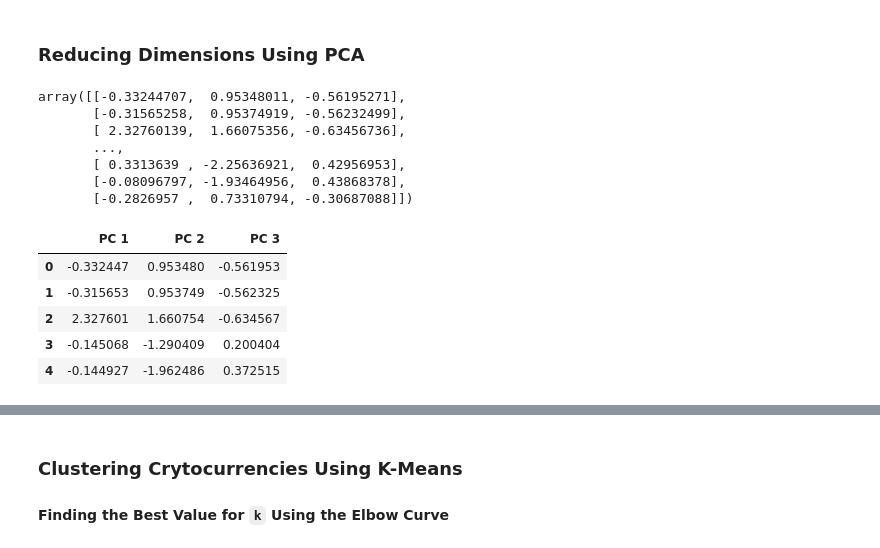
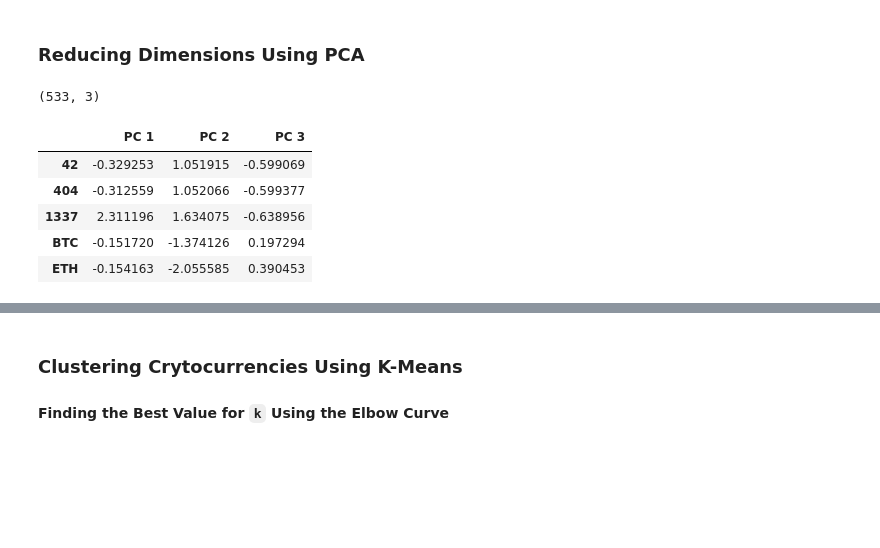
Before and after one commit to lendllampa/AWS_ClusterCrypto, a Jupyter notebook: Starter_Files/crypto_clustering.ipynb, the cells around one changed output, grey strips where cells are left out. Drawn from its saved outputs; the diff is of its cells as text; code cells hidden in the pictures; blank space fills up the shorter version.

```diff
--- a/Starter_Files/crypto_clustering.ipynb
+++ b/Starter_Files/crypto_clustering.ipynb
@@ -31,7 +31,7 @@ url = "https://min-api.cryptocompare.com/data/all/coinlist"
 csv = "Resources/crypto_data.csv"
 
 # Create a DataFrame
-crypto_df = pd.read_csv(csv)
-crypto_df.rename(columns={"Unnamed: 0":"CoinTicker"}, inplace=True)
+crypto_df = pd.read_csv(csv, index_col=0)
+# crypto_df.rename(columns={"Unnamed: 0":"CoinTicker"}, inplace=True)
 crypto_df.head()
 # %% [output]
@@ -46,7 +50,7 @@ crypto_df.head()
 # %%
 # Keep only necessary columns:
 # 'CoinName','Algorithm','IsTrading','ProofType','TotalCoinsMined','TotalCoinSupply'
-crypto_df = crypto_df.drop(columns='CoinTicker')
+crypto_df = crypto_df[['CoinName','Algorithm','IsTrading','ProofType','TotalCoinsMined','TotalCoinSupply']]
 crypto_df.head()
 # %% [output]
 |  | CoinName | Algorithm | IsTrading | ProofType | TotalCoinsMined | TotalCoinSupply |
@@ -206,22 +198,18 @@ array([[-0.11674788, -0.15286468, -0.0433555 , ..., -0.0433555 ,
 pca = PCA(n_components=3)
 
 X_pca = pca.fit_transform(X_scaled)
+X_pca.shape
 # %% [output]
-array([[-0.33244707,  0.95348011, -0.56195271],
-       [-0.31565258,  0.95374919, -0.56232499],
-       [ 2.32760139,  1.66075356, -0.63456736],
-       ...,
-       [ 0.3313639 , -2.25636921,  0.42956953],
-       [-0.08096797, -1.93464956,  0.43868378],
-       [-0.2826957 ,  0.73310794, -0.30687088]])
+(533, 3)
 # %%
 # Create a DataFrame with the principal components data
 pcs_df = pd.DataFrame(data=X_pca, columns=["PC 1","PC 2","PC 3"])
+pcs_df = pcs_df.set_index(crypto_df.index)
 pcs_df.head()
 # %% [output]
 |  | PC 1 | PC 2 | PC 3 |
-| 0 | -0.332447 | 0.953480 | -0.561953 |
-| 1 | -0.315653 | 0.953749 | -0.562325 |
-| 2 | 2.327601 | 1.660754 | -0.634567 |
-| 3 | -0.145068 | -1.290409 | 0.200404 |
-| 4 | -0.144927 | -1.962486 | 0.372515 |
+| 42 | -0.329253 | 1.051915 | -0.599069 |
+| 404 | -0.312559 | 1.052066 | -0.599377 |
+| 1337 | 2.311196 | 1.634075 | -0.638956 |
+| BTC | -0.151720 | -1.374126 | 0.197294 |
+| ETH | -0.154163 | -2.055585 | 0.390453 |
```
Also changed, not shown: parts of 13 cells of this notebook.
